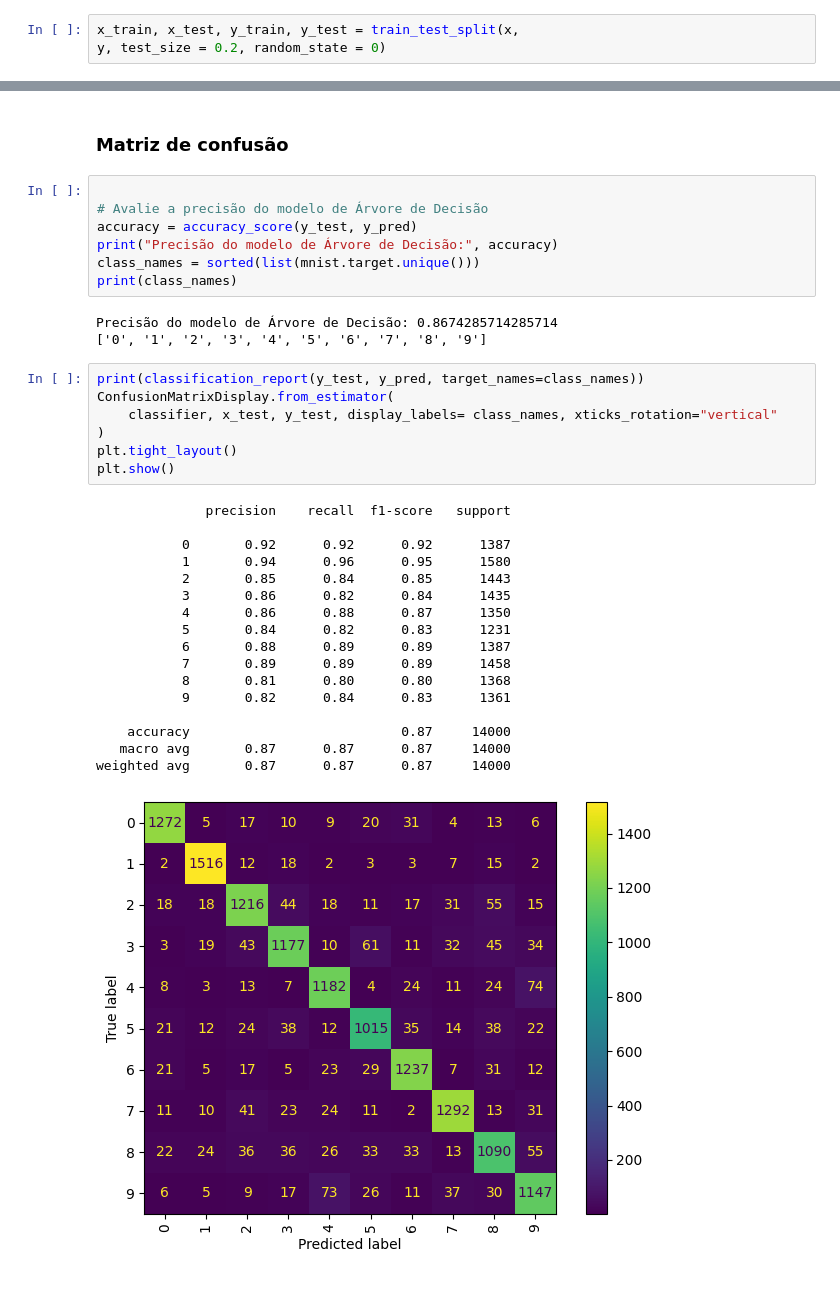
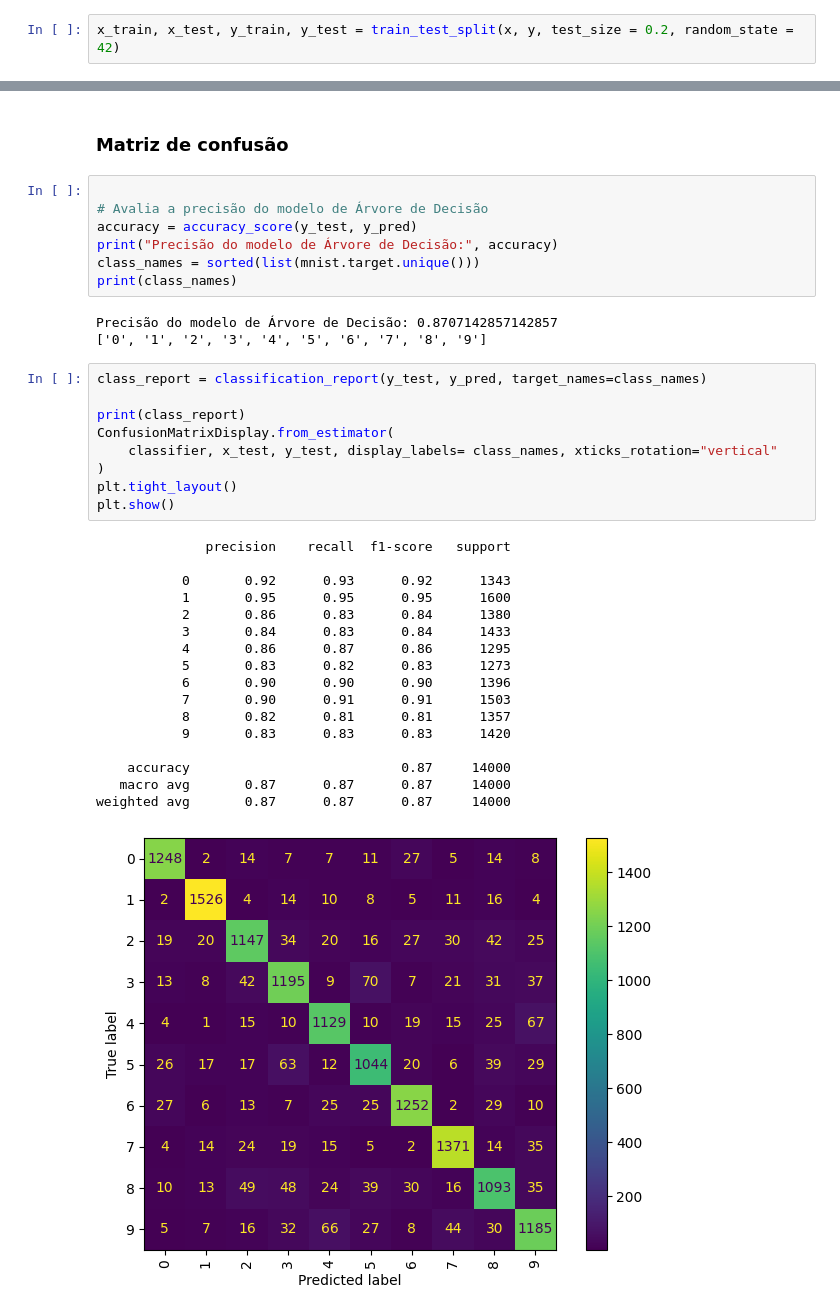
Before and after one commit to lucasmsouza24/artificial-inteligence, a Jupyter notebook: machine-learning/aulas/05-ensemble/main.ipynb, the cells around one changed output, grey strips where cells are left out. Drawn from its saved outputs; the diff is of its cells as text.

```diff
--- a/machine-learning/aulas/05-ensemble/main.ipynb
+++ b/machine-learning/aulas/05-ensemble/main.ipynb
@@ -20,8 +34,7 @@ mnist = fetch_openml('mnist_784')
 x = mnist.data
 y = mnist.target
 # %%
-x_train, x_test, y_train, y_test = train_test_split(x,
-y, test_size = 0.2, random_state = 0)
+x_train, x_test, y_train, y_test = train_test_split(x, y, test_size = 0.2, random_state = 42)
 # %%
 classifier = DecisionTreeClassifier()
 classifier.fit(x_train, y_train)
@@ -30,36 +43,38 @@ y_pred = classifier.predict(x_test)
 ### Matriz de confusão
 # %%
 
-# Avalie a precisão do modelo de Árvore de Decisão
+# Avalia a precisão do modelo de Árvore de Decisão
 accuracy = accuracy_score(y_test, y_pred)
 print("Precisão do modelo de Árvore de Decisão:", accuracy)
 class_names = sorted(list(mnist.target.unique()))
 print(class_names)
 # %% [output]
-Precisão do modelo de Árvore de Decisão: 0.8674285714285714
+Precisão do modelo de Árvore de Decisão: 0.8707142857142857
 ['0', '1', '2', '3', '4', '5', '6', '7', '8', '9']
 # %%
-print(classification_report(y_test, y_pred, target_names=class_names))
+class_report = classification_report(y_test, y_pred, target_names=class_names)
+
+print(class_report)
 ConfusionMatrixDisplay.from_estimator(
     classifier, x_test, y_test, display_labels= class_names, xticks_rotation="vertical"
 )
 plt.tight_layout()
 plt.show()
 # %% [output]
               precision    recall  f1-score   support
 
-           0       0.92      0.92      0.92      1387
-           1       0.94      0.96      0.95      1580
-           2       0.85      0.84      0.85      1443
-           3       0.86      0.82      0.84      1435
-           4       0.86      0.88      0.87      1350
-           5       0.84      0.82      0.83      1231
-           6       0.88      0.89      0.89      1387
-           7       0.89      0.89      0.89      1458
-           8       0.81      0.80      0.80      1368
-           9       0.82      0.84      0.83      1361
+           0       0.92      0.93      0.92      1343
+           1       0.95      0.95      0.95      1600
+           2       0.86      0.83      0.84      1380
+           3       0.84      0.83      0.84      1433
+           4       0.86      0.87      0.86      1295
+           5       0.83      0.82      0.83      1273
+           6       0.90      0.90      0.90      1396
+           7       0.90      0.91      0.91      1503
+           8       0.82      0.81      0.81      1357
+           9       0.83      0.83      0.83      1420
 
     accuracy                           0.87     14000
    macro avg       0.87      0.87      0.87     14000
 weighted avg       0.87      0.87      0.87     14000
-[figure, old version]
+[figure, new version]
```
Also changed, not shown: parts of 26 cells of this notebook.
